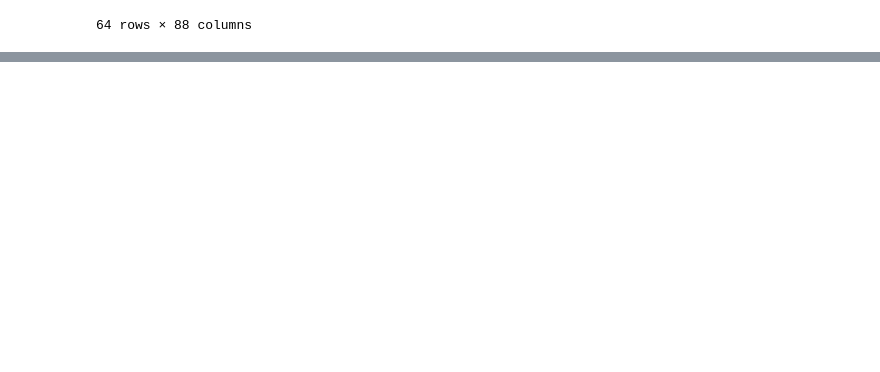
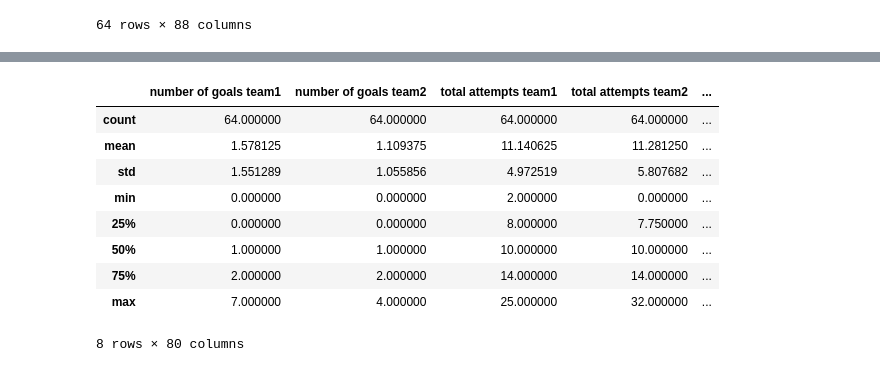
Before and after one commit to aryanrada/data-visualization-project, a Jupyter notebook: Fifa_world_cup_2022 analysis/analysis.ipynb, the cells around one changed output, grey strips where cells are left out. Cells and saved outputs as stored; diff of their text form; code cells hidden in the pictures; blank space fills up the shorter version.

```diff
--- a/Fifa_world_cup_2022 analysis/analysis.ipynb
+++ b/Fifa_world_cup_2022 analysis/analysis.ipynb
@@ -19,0 +40,13 @@ data
+# %%
+data.describe()
+# %% [output]
+|  | number of goals team1 | number of goals team2 | total attempts team1 | total attempts team2 | ... |
+| count | 64.000000 | 64.000000 | 64.000000 | 64.000000 | ... |
+| mean | 1.578125 | 1.109375 | 11.140625 | 11.281250 | ... |
+| std | 1.551289 | 1.055856 | 4.972519 | 5.807682 | ... |
+| min | 0.000000 | 0.000000 | 2.000000 | 0.000000 | ... |
+| 25% | 0.000000 | 0.000000 | 8.000000 | 7.750000 | ... |
+| 50% | 1.000000 | 1.000000 | 10.000000 | 10.000000 | ... |
+| 75% | 2.000000 | 2.000000 | 14.000000 | 14.000000 | ... |
+| max | 7.000000 | 4.000000 | 25.000000 | 32.000000 | ... |
+8 rows × 80 columns
```
Also changed, not shown: parts of 2 cells of this notebook.
